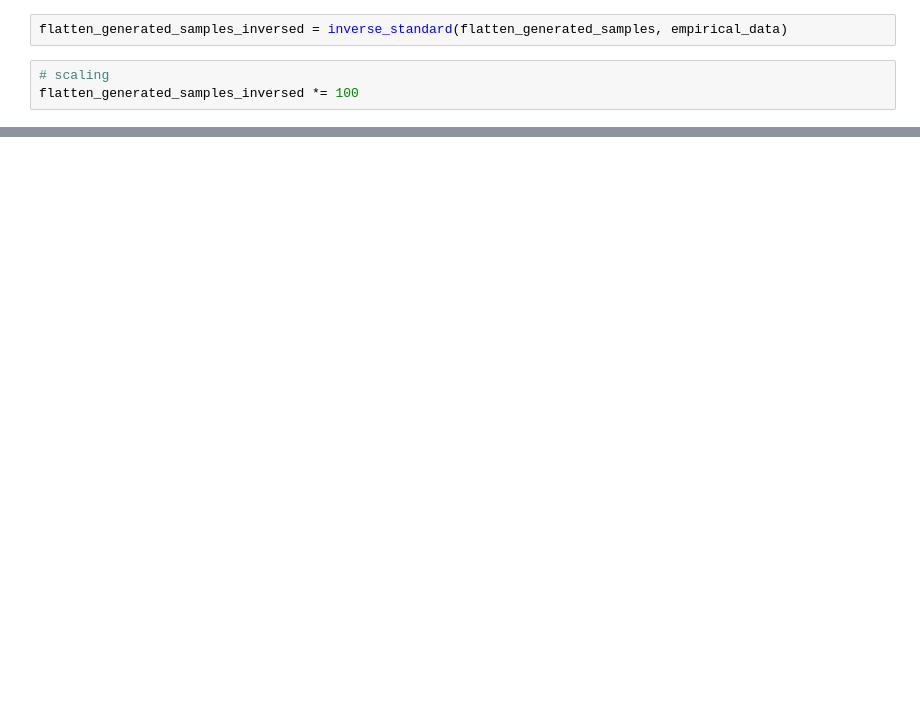
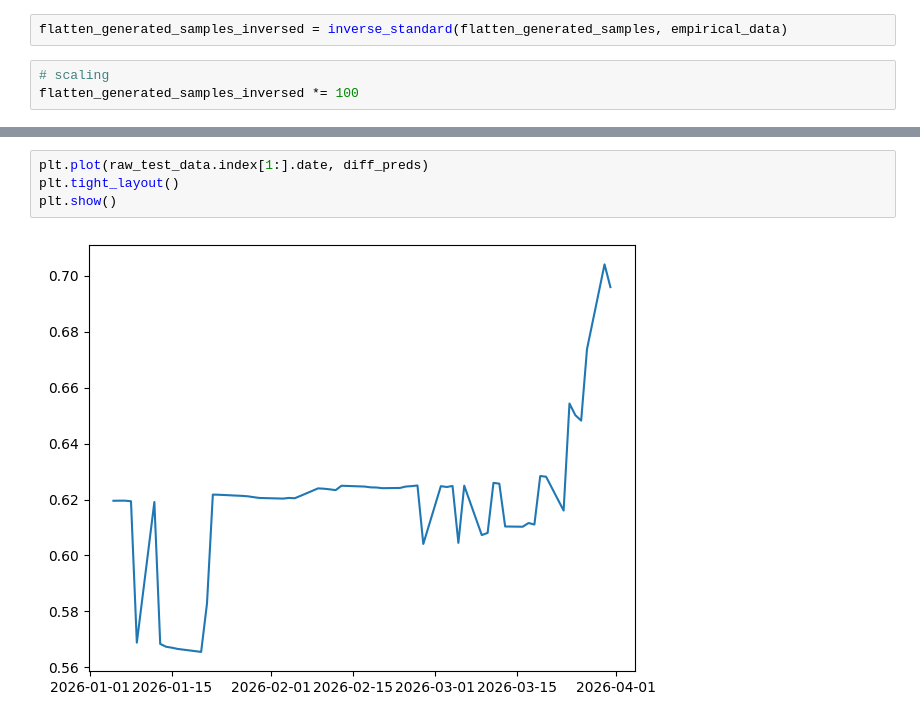
Before and after one commit to HenryGunadi/diffusion-garch, a Jupyter notebook: notebooks/ml/eval.ipynb, the cells around one changed output, grey strips where cells are left out. Drawn from its saved outputs; the diff is of its cells as text; blank space fills up the shorter version.

```diff
--- a/notebooks/ml/eval.ipynb
+++ b/notebooks/ml/eval.ipynb
@@ -260,0 +250,6 @@ joblib.dump(res, PATH)
+# %%
+plt.plot(raw_test_data.index[1:].date, diff_preds)
+plt.tight_layout()
+plt.show()
+# %% [output]
+[figure, added]
```
Also changed, not shown: parts of 15 cells of this notebook, 11 other files.
